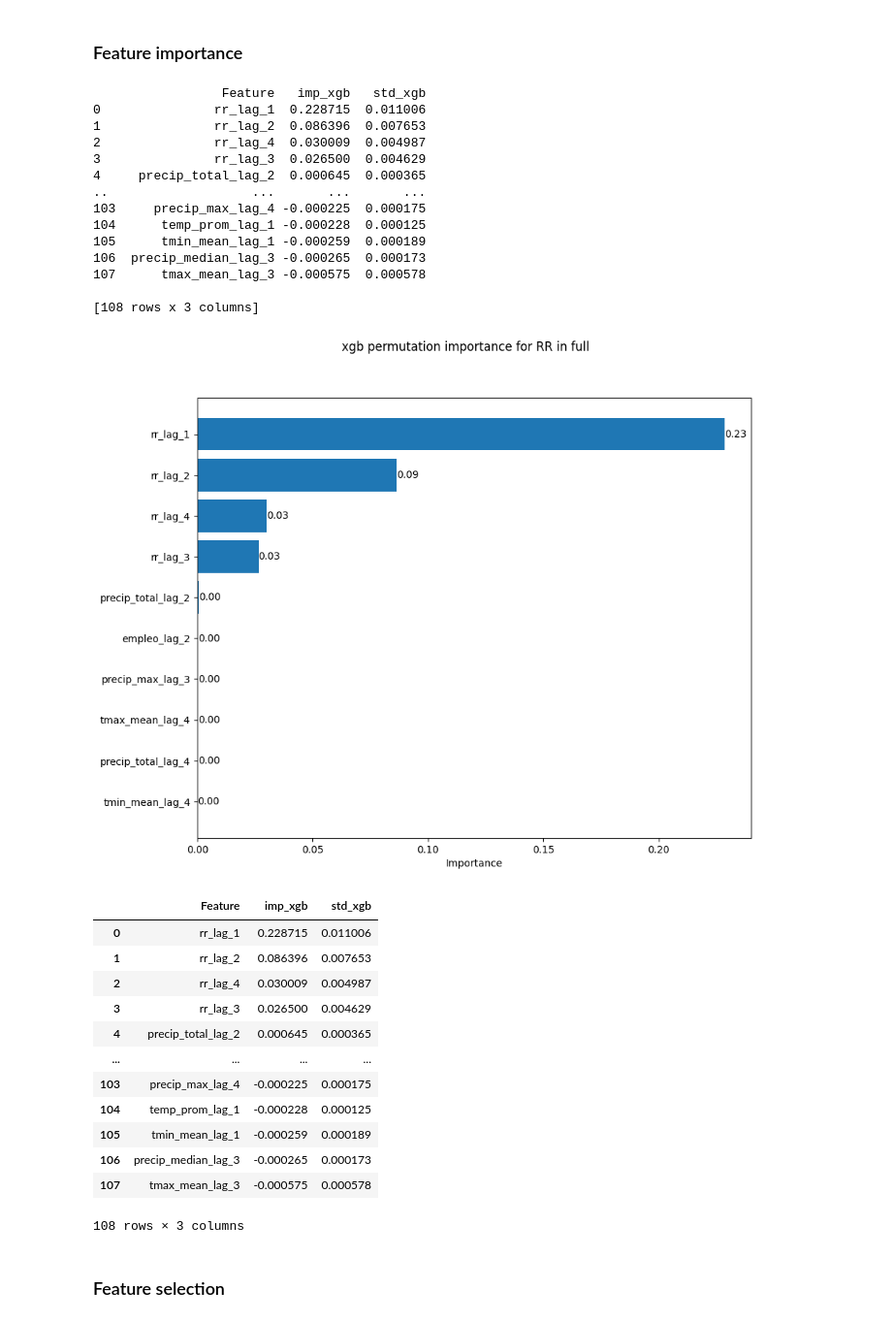
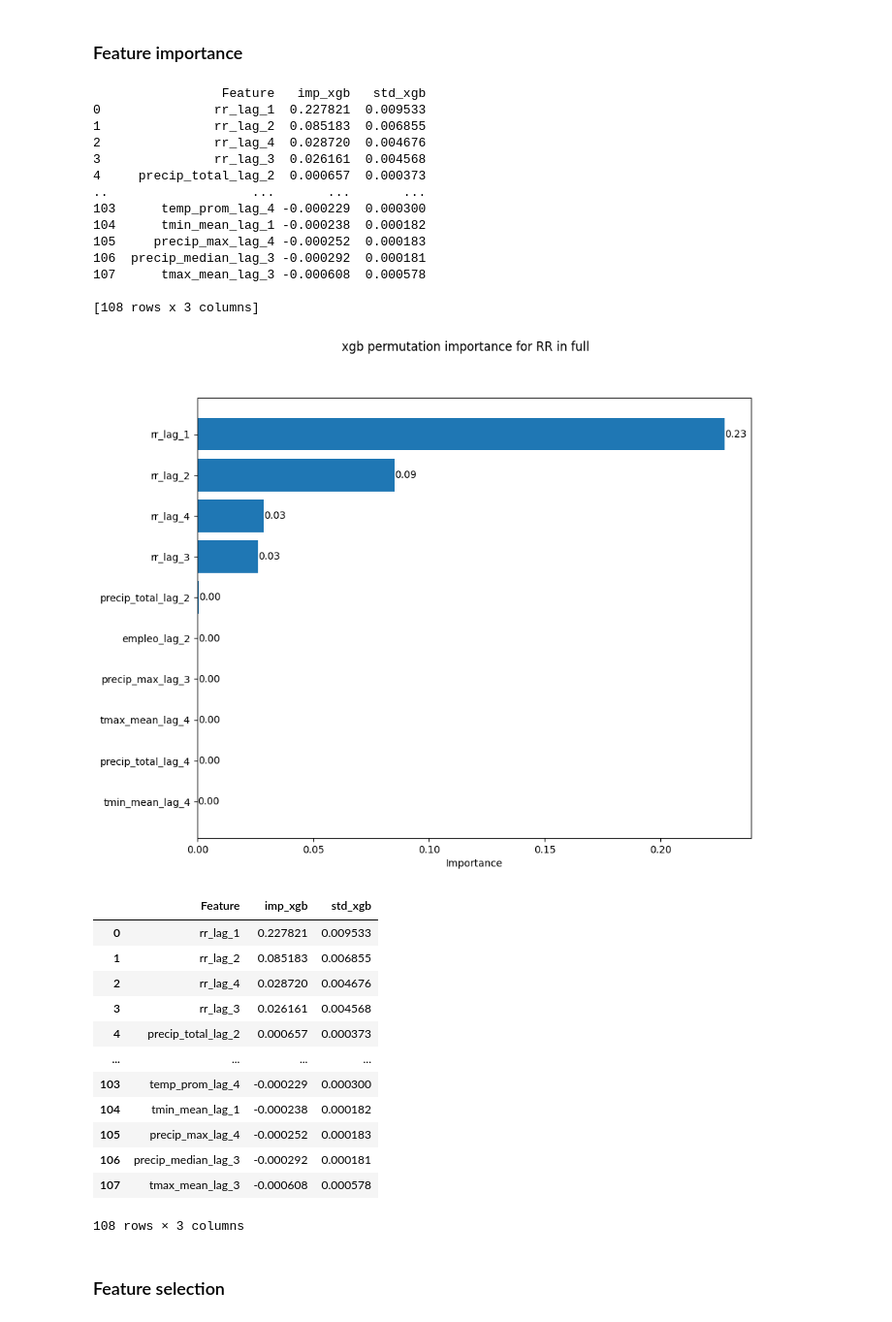
Before and after one commit to artisticlimon/dengue-model, a Jupyter notebook: models/model_scripts/models_for_all_cantons.ipynb, the cells around one changed output. Shown at 97% size. Drawn from its saved outputs; the diff is of its cells as text; code cells hidden in the pictures.

```diff
--- a/models/model_scripts/models_for_all_cantons.ipynb
+++ b/models/model_scripts/models_for_all_cantons.ipynb
@@ -101,35 +108,35 @@ KeyboardInterrupt:
 # %% [markdown]
 ### Feature importance
 # %%
-instancia.var_importance(X_test, y_test, "xgb", repeats = 100, var = "RR")
+instancia.var_importance(X_combined, y_combined, X_test, y_test, "xgb", epsilon, repeats = 50, var = "RR")
 # %% [output]
                  Feature   imp_xgb   std_xgb
-0               rr_lag_1  0.228715  0.011006
-1               rr_lag_2  0.086396  0.007653
-2               rr_lag_4  0.030009  0.004987
-3               rr_lag_3  0.026500  0.004629
-4     precip_total_lag_2  0.000645  0.000365
+0               rr_lag_1  0.227821  0.009533
+1               rr_lag_2  0.085183  0.006855
+2               rr_lag_4  0.028720  0.004676
+3               rr_lag_3  0.026161  0.004568
+4     precip_total_lag_2  0.000657  0.000373
 ..                   ...       ...       ...
-103     precip_max_lag_4 -0.000225  0.000175
-104      temp_prom_lag_1 -0.000228  0.000125
-105      tmin_mean_lag_1 -0.000259  0.000189
-106  precip_median_lag_3 -0.000265  0.000173
-107      tmax_mean_lag_3 -0.000575  0.000578
+103      temp_prom_lag_4 -0.000229  0.000300
+104      tmin_mean_lag_1 -0.000238  0.000182
+105     precip_max_lag_4 -0.000252  0.000183
+106  precip_median_lag_3 -0.000292  0.000181
+107      tmax_mean_lag_3 -0.000608  0.000578
 
 [108 rows x 3 columns]
 [figure]
 |  | Feature | imp_xgb | std_xgb |
-| 0 | rr_lag_1 | 0.228715 | 0.011006 |
-| 1 | rr_lag_2 | 0.086396 | 0.007653 |
-| 2 | rr_lag_4 | 0.030009 | 0.004987 |
-| 3 | rr_lag_3 | 0.026500 | 0.004629 |
-| 4 | precip_total_lag_2 | 0.000645 | 0.000365 |
+| 0 | rr_lag_1 | 0.227821 | 0.009533 |
+| 1 | rr_lag_2 | 0.085183 | 0.006855 |
+| 2 | rr_lag_4 | 0.028720 | 0.004676 |
+| 3 | rr_lag_3 | 0.026161 | 0.004568 |
+| 4 | precip_total_lag_2 | 0.000657 | 0.000373 |
 | ... | ... | ... | ... |
-| 103 | precip_max_lag_4 | -0.000225 | 0.000175 |
-| 104 | temp_prom_lag_1 | -0.000228 | 0.000125 |
-| 105 | tmin_mean_lag_1 | -0.000259 | 0.000189 |
-| 106 | precip_median_lag_3 | -0.000265 | 0.000173 |
-| 107 | tmax_mean_lag_3 | -0.000575 | 0.000578 |
+| 103 | temp_prom_lag_4 | -0.000229 | 0.000300 |
+| 104 | tmin_mean_lag_1 | -0.000238 | 0.000182 |
+| 105 | precip_max_lag_4 | -0.000252 | 0.000183 |
+| 106 | precip_median_lag_3 | -0.000292 | 0.000181 |
+| 107 | tmax_mean_lag_3 | -0.000608 | 0.000578 |
 108 rows × 3 columns
 # %% [markdown]
 ### Feature selection
```
Also changed, not shown: parts of 19 cells of this notebook.
